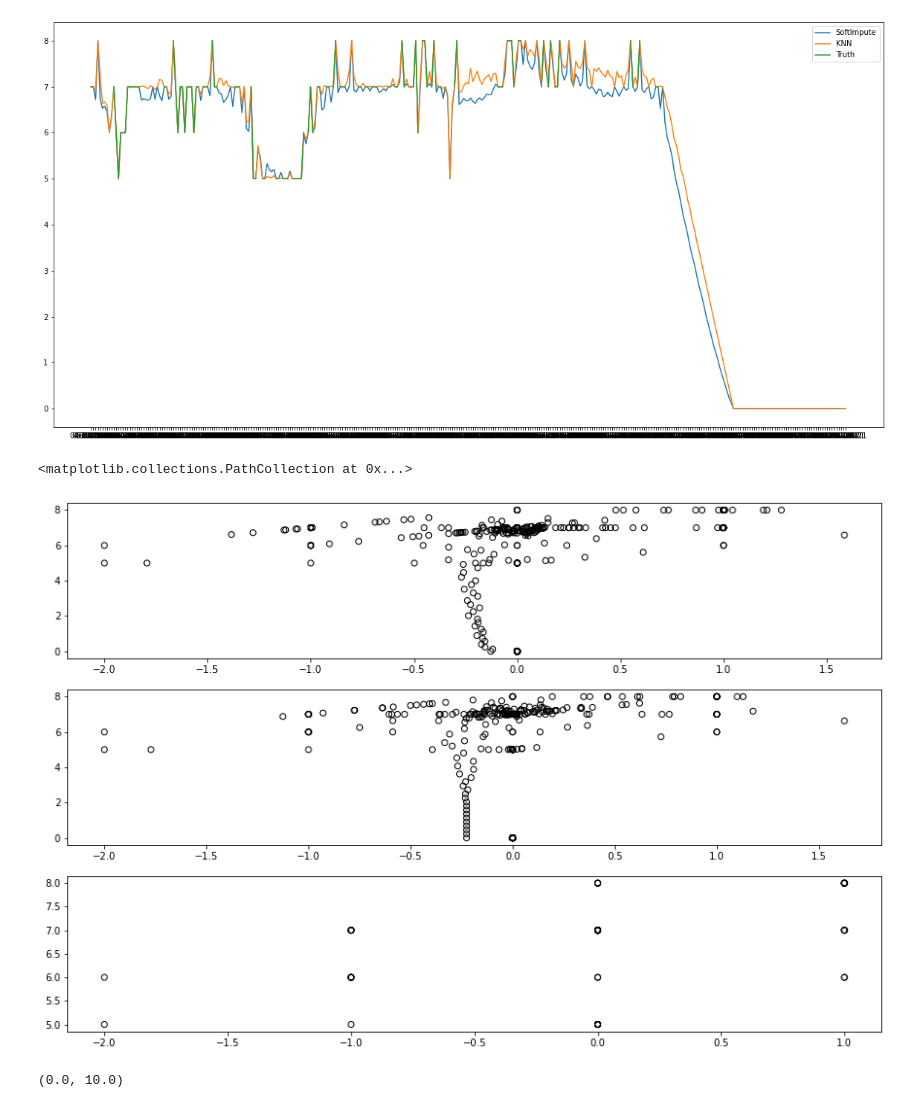
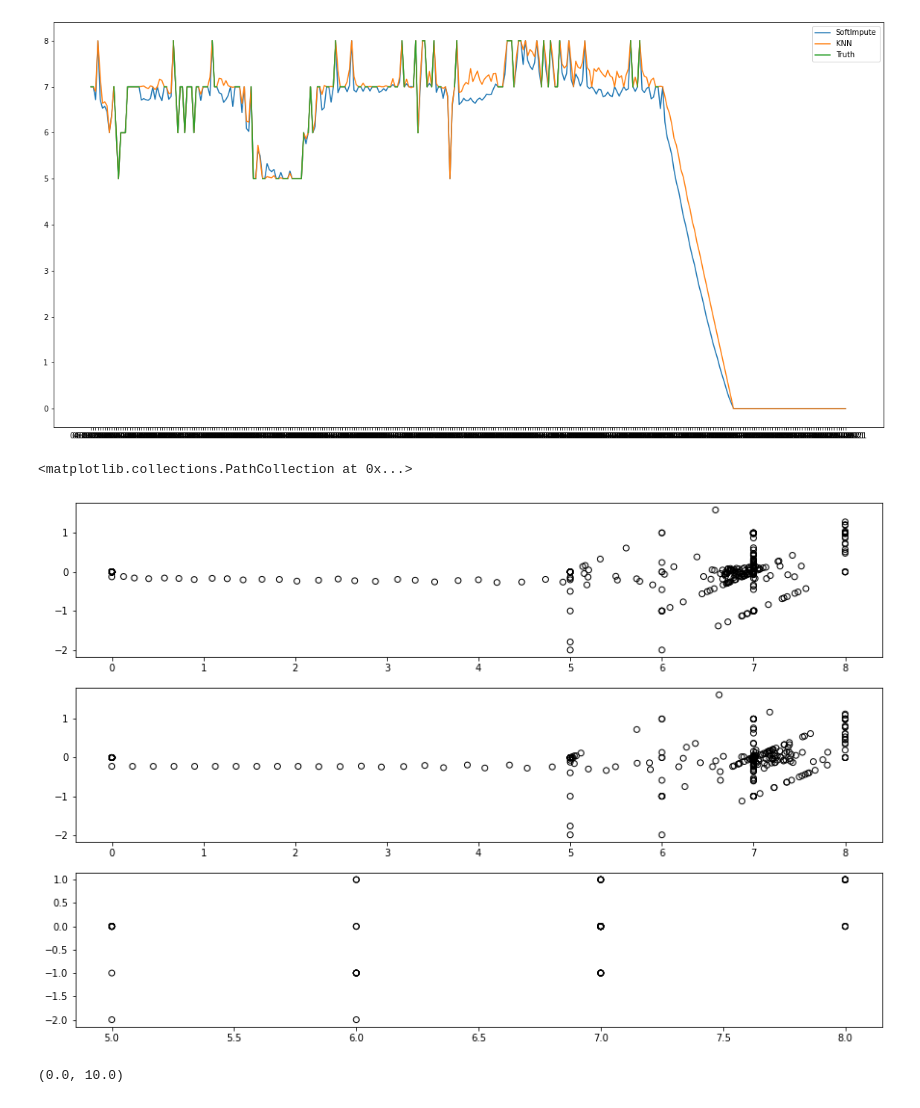
Before and after one commit to matthiasboeker/soccer-sensor, a Jupyter notebook: notebooks/explorative_analysis_missing_data.ipynb, the cells around one changed output. Drawn from its saved outputs; the diff is of its cells as text; code cells hidden in the pictures.

```diff
--- a/notebooks/explorative_analysis_missing_data.ipynb
+++ b/notebooks/explorative_analysis_missing_data.ipynb
@@ -149,12 +135,12 @@ plot_pacf(reconstructed_ts_month[400:], lags=60)
 plot_acf(reconstructed_ts_month[400:], lags=60)
 # %%
 fig, (ax_1, ax_2, ax_3) = plt.subplots(nrows=3, ncols=1, figsize=(15,10))
-ax_1.scatter(reconstructed_ts_softimpute[400:],pd.Series(reconstructed_ts_softimpute[400:]).diff() label='SoftImpute', facecolors='none', edgecolors='black')
-ax_2.scatter(reconstructed_ts_knn[400:],pd.Series(reconstructed_ts_knn[400:]).diff() label='KNN', facecolors='none', edgecolors='black')
-ax_3.scatter(players["16"].readiness[400:]players["16"].readiness[400:].diff(),, label='KNN', facecolors='none', edgecolors='black')
+ax_1.scatter(pd.Series(reconstructed_ts_softimpute[400:]).diff(),reconstructed_ts_softimpute[400:], label='SoftImpute', facecolors='none', edgecolors='black')
+ax_2.scatter(pd.Series(reconstructed_ts_knn[400:]).diff(), reconstructed_ts_knn[400:], label='KNN', facecolors='none', edgecolors='black')
+ax_3.scatter(players["16"].readiness[400:].diff(), players["16"].readiness[400:], label='KNN', facecolors='none', edgecolors='black')
 # %% [output]
 <matplotlib.collections.PathCollection at 0x...>
-[figure, old version]
+[figure, new version]
 # %%
 fig, (ax_1, ax_2, ax_3) = plt.subplots(nrows=3, ncols=1, figsize = (20, 10))
 ax_1.hist(reconstructed_ts_softimpute[400:], rwidth=0.7, label= "SoftImpute")
```
Also changed, not shown: parts of 5 cells of this notebook.
